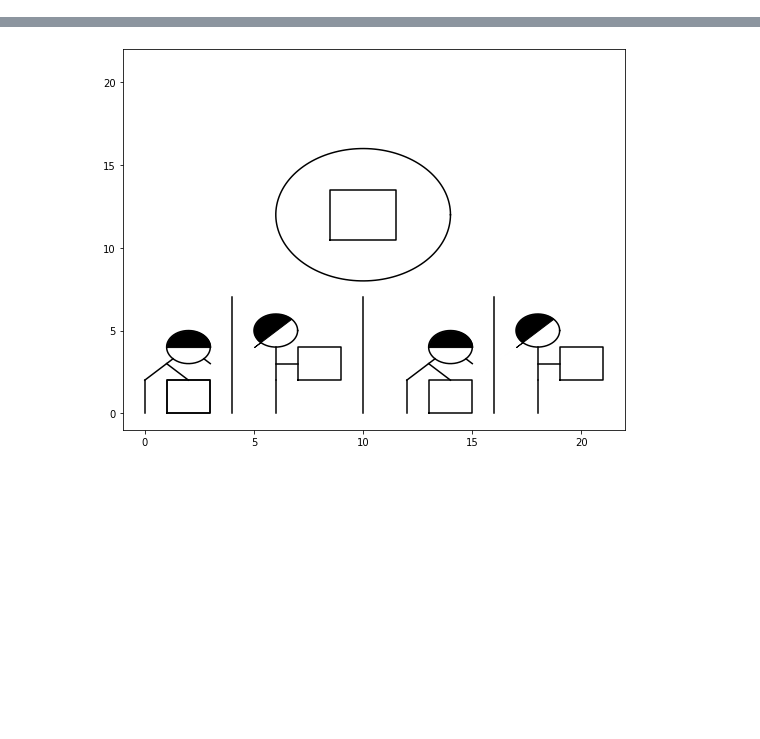
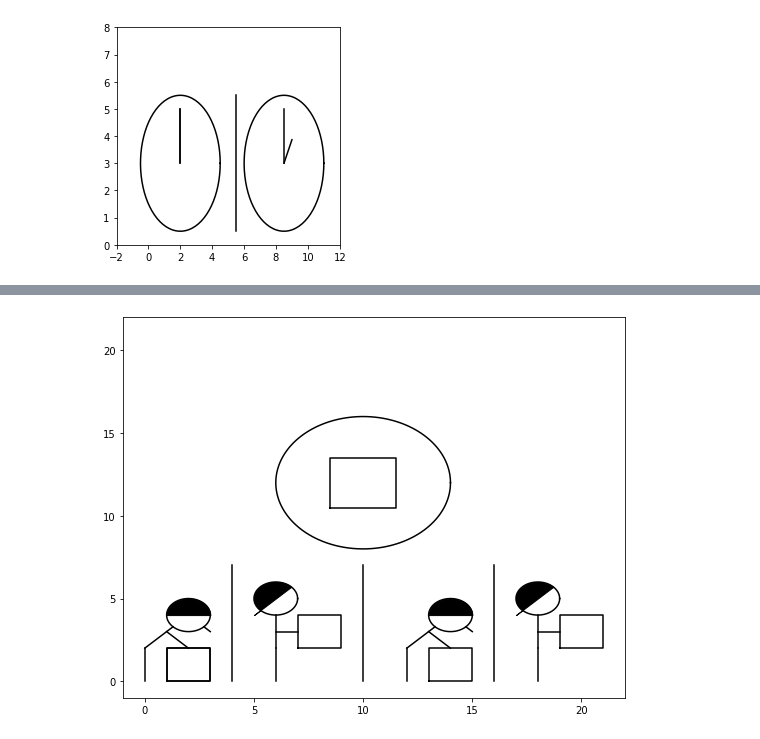
Before and after one commit to mingjunmamax/Language-Translation-Algorithm-via-Pictures, a Jupyter notebook: source_code.ipynb, the cells around one changed output, grey strips where cells are left out. Saved outputs shown, nothing was run; the diff lists cells and outputs as text; code cells hidden in the pictures; blank space fills up the shorter version.

```diff
--- a/source_code.ipynb
+++ b/source_code.ipynb
@@ -824,0 +1190,9 @@ t = draw(7, 7, (0,10), (0, 10), [['person', woman_dim,
+# %%
+time_length = draw(4, 4, (-2,12), (0, 8), [['time', {
+        'hour_length': 1,
+        'minute_length':2,
+}, [2, 3], 'black', False]])
+# hour_length = req['hour_length']
+#            minute_length = req['minute_length']
+# %% [output]
+[figure, added]
```
Also changed, not shown: parts of 60 cells of this notebook.
